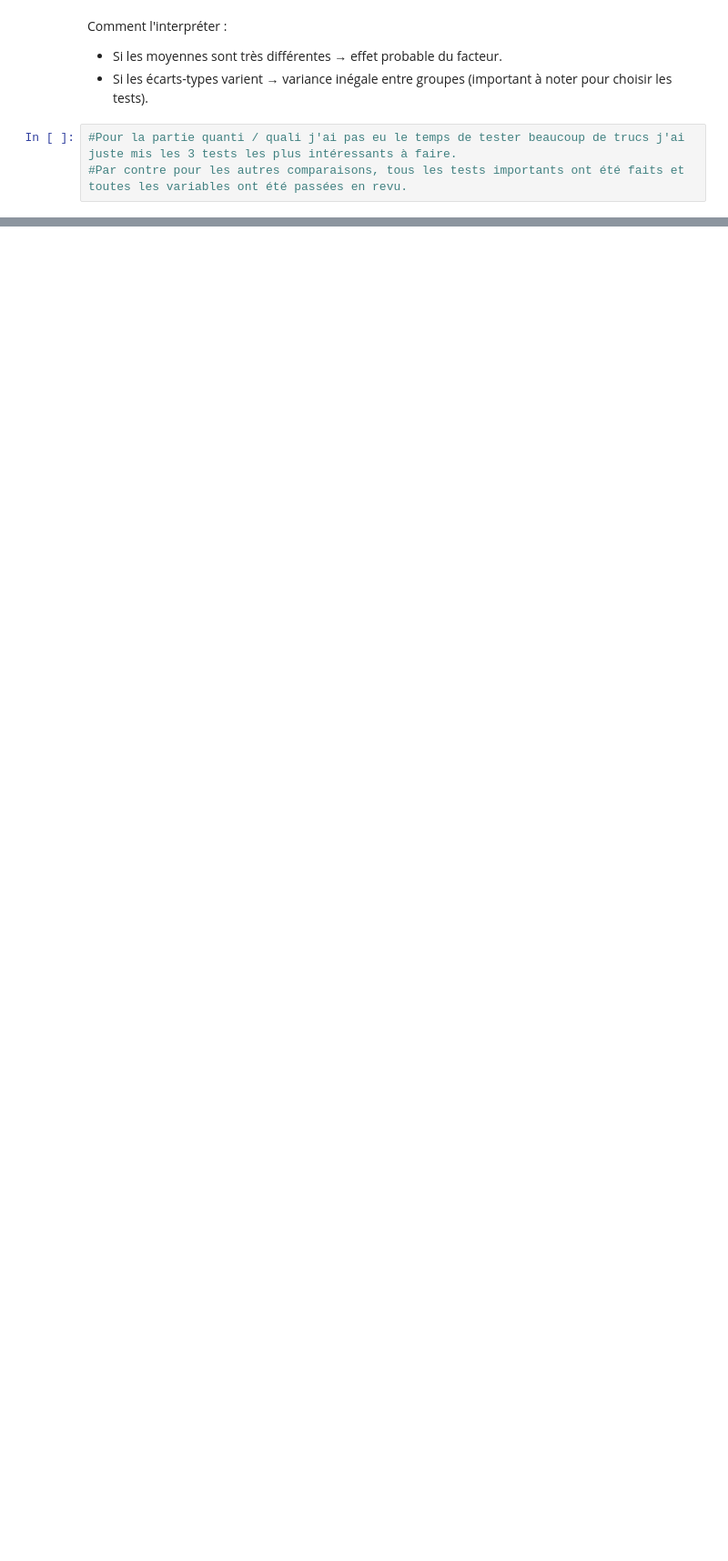
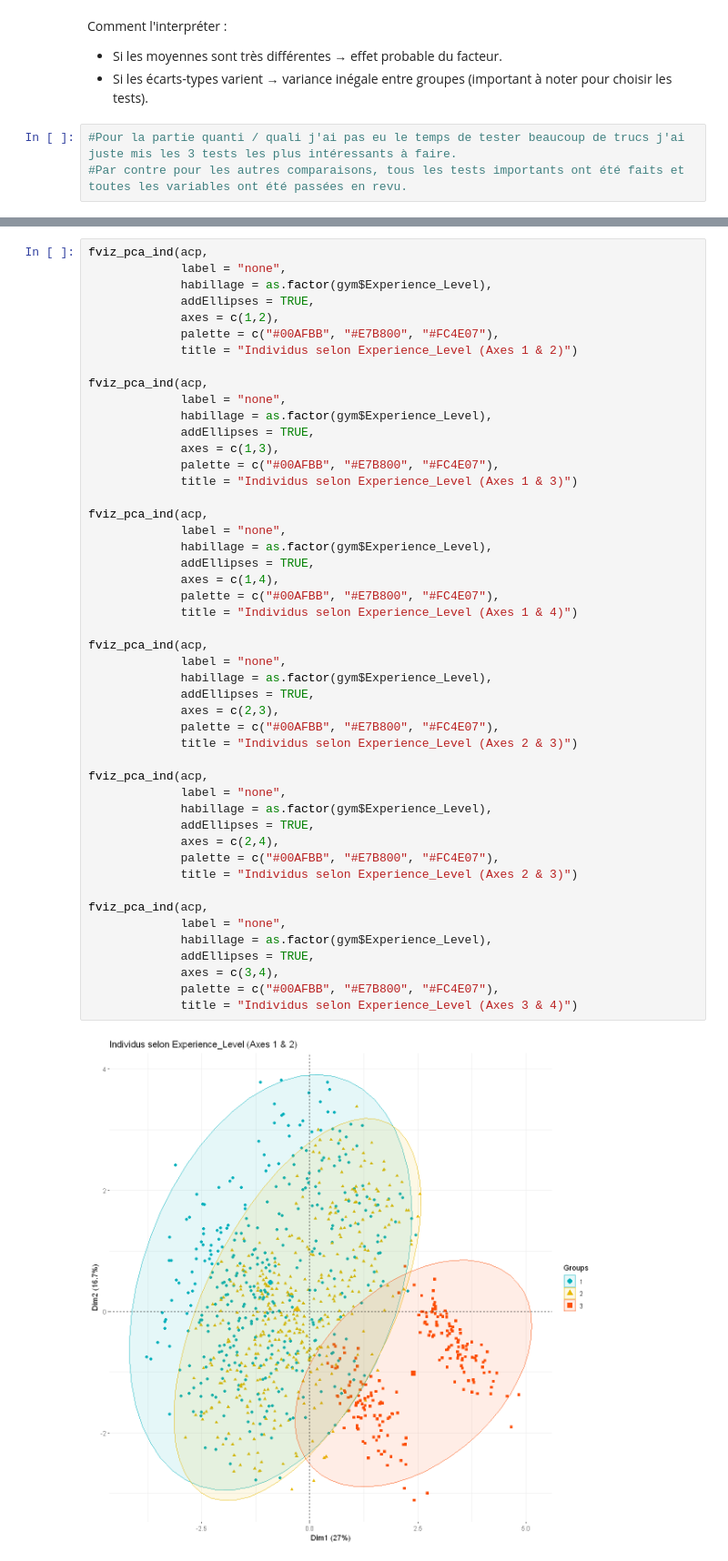
Before and after one commit to QUENTINTOUIL/Projet_ML, a Jupyter notebook: V2_R.ipynb, the cells around one changed output, grey strips where cells are left out. Shown at 91% size. Cells and saved outputs as stored; diff of their text form; blank space fills up the shorter version.

```diff
--- a/V2_R.ipynb
+++ b/V2_R.ipynb
@@ -501,0 +612,50 @@ Comment l'interpréter :
+# %%
+fviz_pca_ind(acp,
+             label = "none",
+             habillage = as.factor(gym$Experience_Level),
+             addEllipses = TRUE,
+             axes = c(1,2),
+             palette = c("#00AFBB", "#E7B800", "#FC4E07"),
+             title = "Individus selon Experience_Level (Axes 1 & 2)")
+
+fviz_pca_ind(acp,
+             label = "none",
+             habillage = as.factor(gym$Experience_Level),
+             addEllipses = TRUE,
+             axes = c(1,3),
+             palette = c("#00AFBB", "#E7B800", "#FC4E07"),
+             title = "Individus selon Experience_Level (Axes 1 & 3)")
+
+fviz_pca_ind(acp,
+             label = "none",
+             habillage = as.factor(gym$Experience_Level),
+             addEllipses = TRUE,
+             axes = c(1,4),
+             palette = c("#00AFBB", "#E7B800", "#FC4E07"),
+             title = "Individus selon Experience_Level (Axes 1 & 4)")
+
+fviz_pca_ind(acp,
+             label = "none",
+             habillage = as.factor(gym$Experience_Level),
+             addEllipses = TRUE,
+             axes = c(2,3),
+             palette = c("#00AFBB", "#E7B800", "#FC4E07"),
+             title = "Individus selon Experience_Level (Axes 2 & 3)")
+
+fviz_pca_ind(acp,
+             label = "none",
+             habillage = as.factor(gym$Experience_Level),
+             addEllipses = TRUE,
+             axes = c(2,4),
+             palette = c("#00AFBB", "#E7B800", "#FC4E07"),
+             title = "Individus selon Experience_Level (Axes 2 & 3)")
+
+fviz_pca_ind(acp,
+             label = "none",
+             habillage = as.factor(gym$Experience_Level),
+             addEllipses = TRUE,
+             axes = c(3,4),
+             palette = c("#00AFBB", "#E7B800", "#FC4E07"),
+             title = "Individus selon Experience_Level (Axes 3 & 4)")
+# %% [output]
+[figure, added]
```
Also changed, not shown: parts of 27 cells of this notebook.
